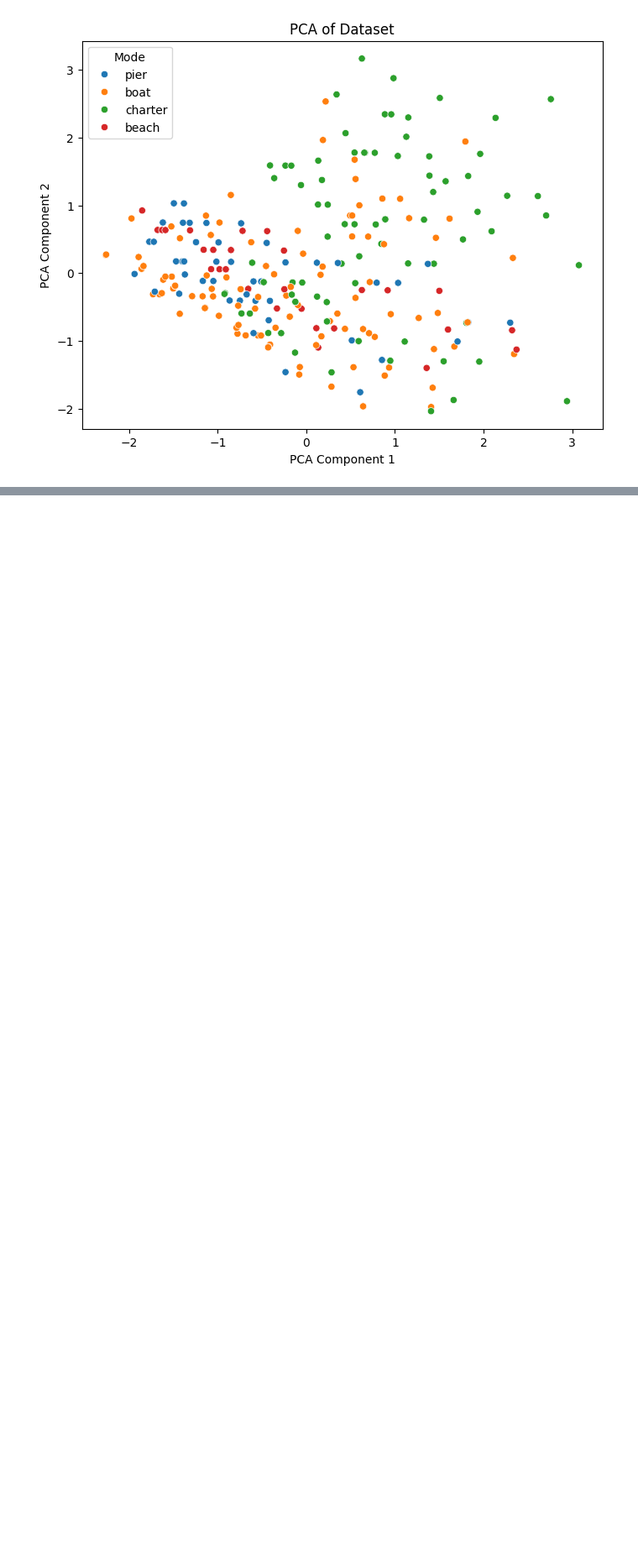
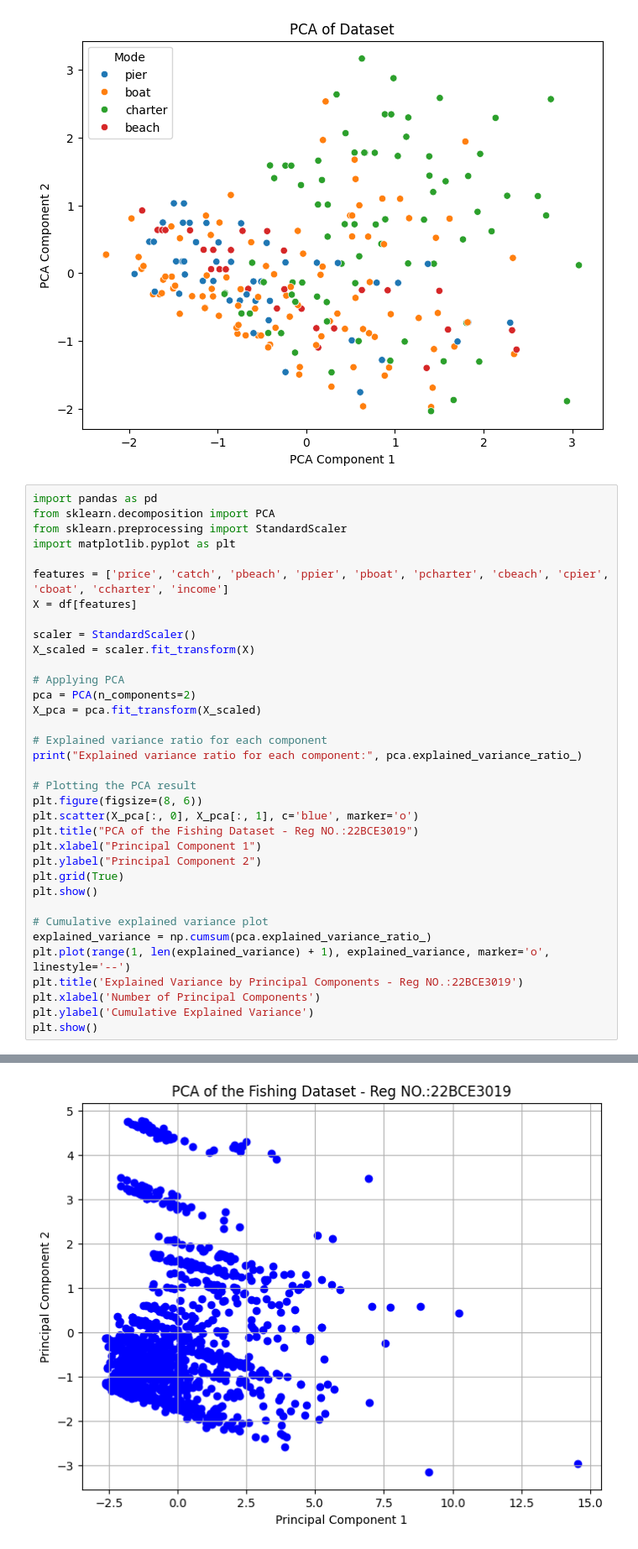
Before and after one commit to yashvi-goyal04/EDA, a Jupyter notebook: EDA.ipynb, the cells around one changed output, grey strips where cells are left out. Shown at 84% size. Saved outputs shown, nothing was run; the diff lists cells and outputs as text; blank space fills up the shorter version.

```diff
--- a/EDA.ipynb
+++ b/EDA.ipynb
@@ -527,3 +549,39 @@ plt.legend(title='Mode')
 plt.show()
 # %% [output]
 [figure]
+# %%
+import pandas as pd
+from sklearn.decomposition import PCA
+from sklearn.preprocessing import StandardScaler
+import matplotlib.pyplot as plt
+
+features = ['price', 'catch', 'pbeach', 'ppier', 'pboat', 'pcharter', 'cbeach', 'cpier', 'cboat', 'ccharter', 'income']
+X = df[features]
+
+scaler = StandardScaler()
+X_scaled = scaler.fit_transform(X)
+
+# Applying PCA
+pca = PCA(n_components=2)
+X_pca = pca.fit_transform(X_scaled)
+
+# Explained variance ratio for each component
+print("Explained variance ratio for each component:", pca.explained_variance_ratio_)
+
+# Plotting the PCA result
+plt.figure(figsize=(8, 6))
+plt.scatter(X_pca[:, 0], X_pca[:, 1], c='blue', marker='o')
+plt.title("PCA of the Fishing Dataset - Reg NO.:22BCE3019")
+plt.xlabel("Principal Component 1")
+plt.ylabel("Principal Component 2")
+plt.grid(True)
+plt.show()
+
+# Cumulative explained variance plot
+explained_variance = np.cumsum(pca.explained_variance_ratio_)
+plt.plot(range(1, len(explained_variance) + 1), explained_variance, marker='o', linestyle='--')
+plt.title('Explained Variance by Principal Components - Reg NO.:22BCE3019')
+plt.xlabel('Number of Principal Components')
+plt.ylabel('Cumulative Explained Variance')
+plt.show()
+# %% [output]
@@ -529,0 +589 @@ plt.show()
+[figure, added]
```
Also changed, not shown: parts of 3 cells of this notebook.
